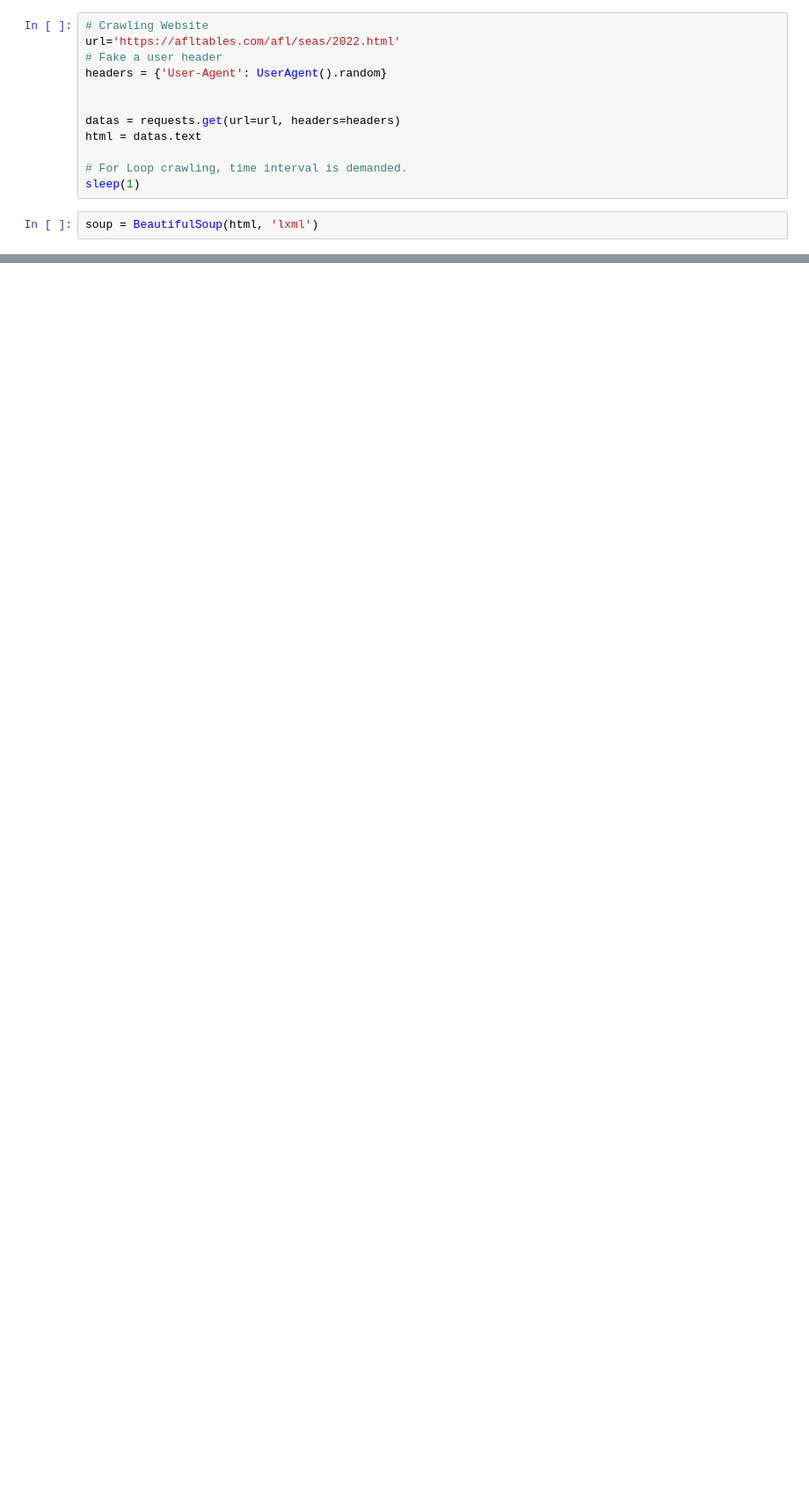
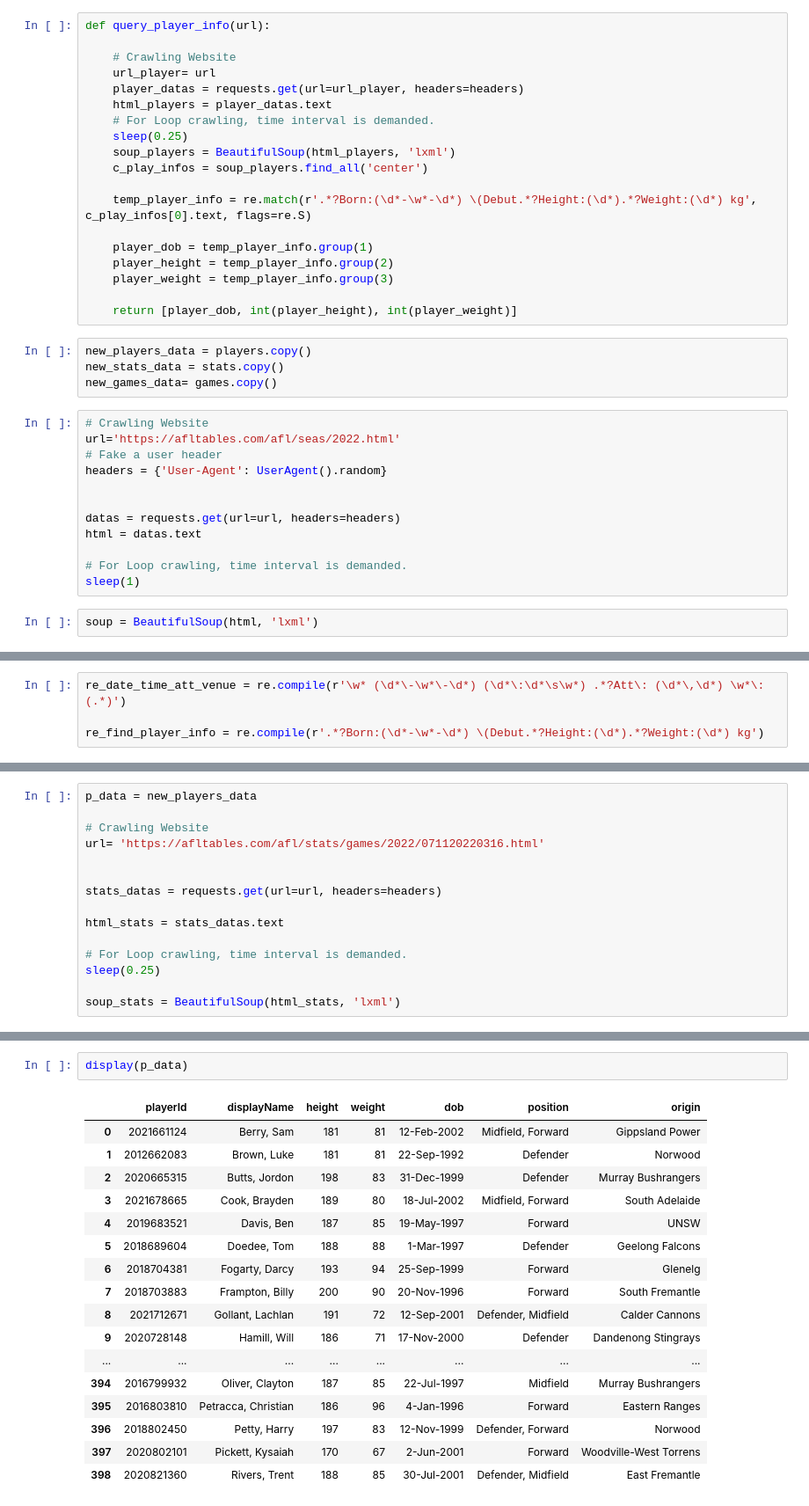
Before and after one commit to zwang2019/Crawler, a Jupyter notebook: Exploring.ipynb, the cells around one changed output, grey strips where cells are left out. Shown at 88% size. Cells and saved outputs as stored; diff of their text form; blank space fills up the shorter version.

Commit message:
Insert data into old data base.

```diff
--- a/Exploring.ipynb
+++ b/Exploring.ipynb
@@ -12,3 +63,26 @@ import re
+# %%
+def query_player_info(url):
+
+    # Crawling Website
+    url_player= url
+    player_datas = requests.get(url=url_player, headers=headers)
+    html_players = player_datas.text
+    # For Loop crawling, time interval is demanded.
+    sleep(0.25)
+    soup_players = BeautifulSoup(html_players, 'lxml')
+    c_play_infos = soup_players.find_all('center')
+
+    temp_player_info = re.match(r'.*?Born:(\d*-\w*-\d*) \(Debut.*?Height:(\d*).*?Weight:(\d*) kg', c_play_infos[0].text, flags=re.S)
+
+    player_dob = temp_player_info.group(1)
+    player_height = temp_player_info.group(2)
+    player_weight = temp_player_info.group(3)
+
+    return [player_dob, int(player_height), int(player_weight)]
+# %%
+new_players_data = players.copy()
+new_stats_data = stats.copy()
+new_games_data= games.copy()
 # %%
 # Crawling Website
 url='https://afltables.com/afl/seas/2022.html'
@@ -131,0 +100,4 @@ AttributeError: 'NoneType' object has no attribute 'span'
+# %%
+re_date_time_att_venue = re.compile(r'\w* (\d*\-\w*\-\d*) (\d*\:\d*\s\w*) .*?Att\: (\d*\,\d*) \w*\: (.*)')
+
+re_find_player_info = re.compile(r'.*?Born:(\d*-\w*-\d*) \(Debut.*?Height:(\d*).*?Weight:(\d*) kg')
@@ -131,0 +227,15 @@ AttributeError: 'NoneType' object has no attribute 'span'
+# %%
+p_data = new_players_data
+
+# Crawling Website
+url= 'https://afltables.com/afl/stats/games/2022/071120220316.html'
+
+
+stats_datas = requests.get(url=url, headers=headers)
+
+html_stats = stats_datas.text
+
+# For Loop crawling, time interval is demanded.
+sleep(0.25)
+
+soup_stats = BeautifulSoup(html_stats, 'lxml')
@@ -131,0 +402,20 @@ AttributeError: 'NoneType' object has no attribute 'span'
+# %%
+display(p_data)
+# %% [output]
+|  | playerId | displayName | height | weight | dob | position | origin |
+| 0 | 2021661124 | Berry, Sam | 181 | 81 | 12-Feb-2002 | Midfield, Forward | Gippsland Power |
+| 1 | 2012662083 | Brown, Luke | 181 | 81 | 22-Sep-1992 | Defender | Norwood |
+| 2 | 2020665315 | Butts, Jordon | 198 | 83 | 31-Dec-1999 | Defender | Murray Bushrangers |
+| 3 | 2021678665 | Cook, Brayden | 189 | 80 | 18-Jul-2002 | Midfield, Forward | South Adelaide |
+| 4 | 2019683521 | Davis, Ben | 187 | 85 | 19-May-1997 | Forward | UNSW |
+| 5 | 2018689604 | Doedee, Tom | 188 | 88 | 1-Mar-1997 | Defender | Geelong Falcons |
+| 6 | 2018704381 | Fogarty, Darcy | 193 | 94 | 25-Sep-1999 | Forward | Glenelg |
+| 7 | 2018703883 | Frampton, Billy | 200 | 90 | 20-Nov-1996 | Forward | South Fremantle |
+| 8 | 2021712671 | Gollant, Lachlan | 191 | 72 | 12-Sep-2001 | Defender, Midfield | Calder Cannons |
+| 9 | 2020728148 | Hamill, Will | 186 | 71 | 17-Nov-2000 | Defender | Dandenong Stingrays |
+| ... | ... | ... | ... | ... | ... | ... | ... |
+| 394 | 2016799932 | Oliver, Clayton | 187 | 85 | 22-Jul-1997 | Midfield | Murray Bushrangers |
+| 395 | 2016803810 | Petracca, Christian | 186 | 96 | 4-Jan-1996 | Forward | Eastern Ranges |
+| 396 | 2018802450 | Petty, Harry | 197 | 83 | 12-Nov-1999 | Defender, Forward | Norwood |
+| 397 | 2020802101 | Pickett, Kysaiah | 170 | 67 | 2-Jun-2001 | Forward | Woodville-West Torrens |
+| 398 | 2020821360 | Rivers, Trent | 188 | 85 | 30-Jul-2001 | Defender, Midfield | East Fremantle |
```
Also changed, not shown: parts of 28 cells of this notebook.
